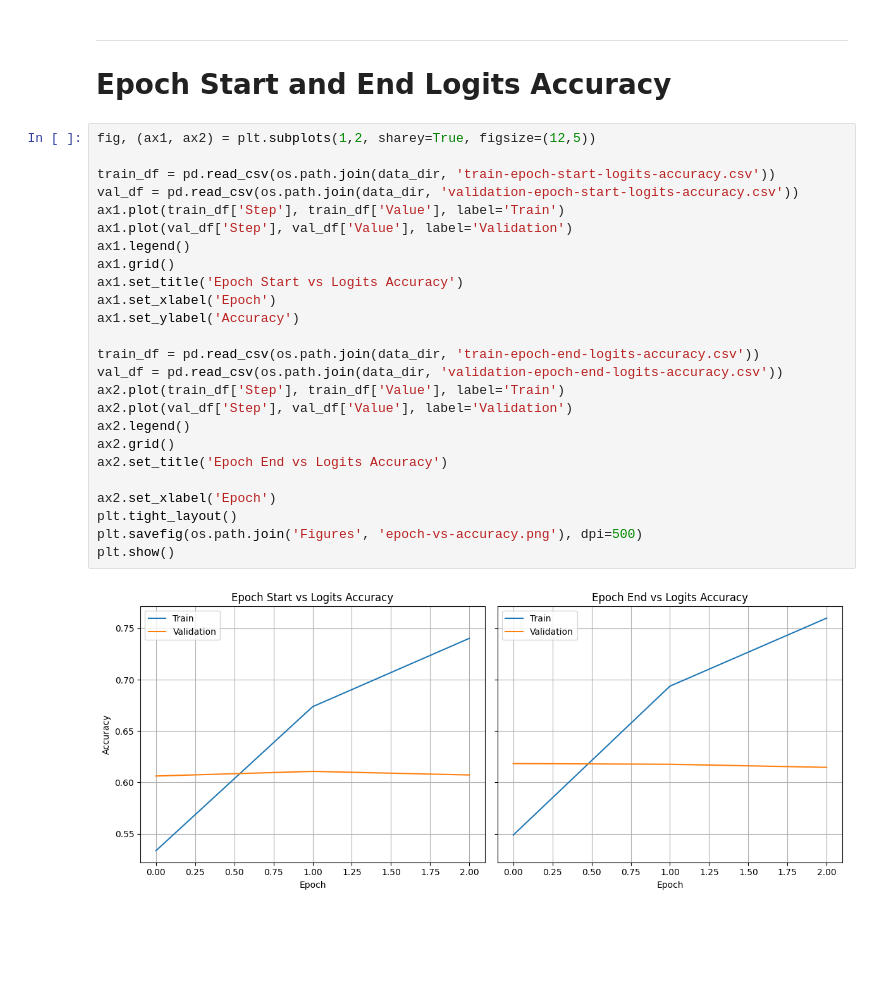
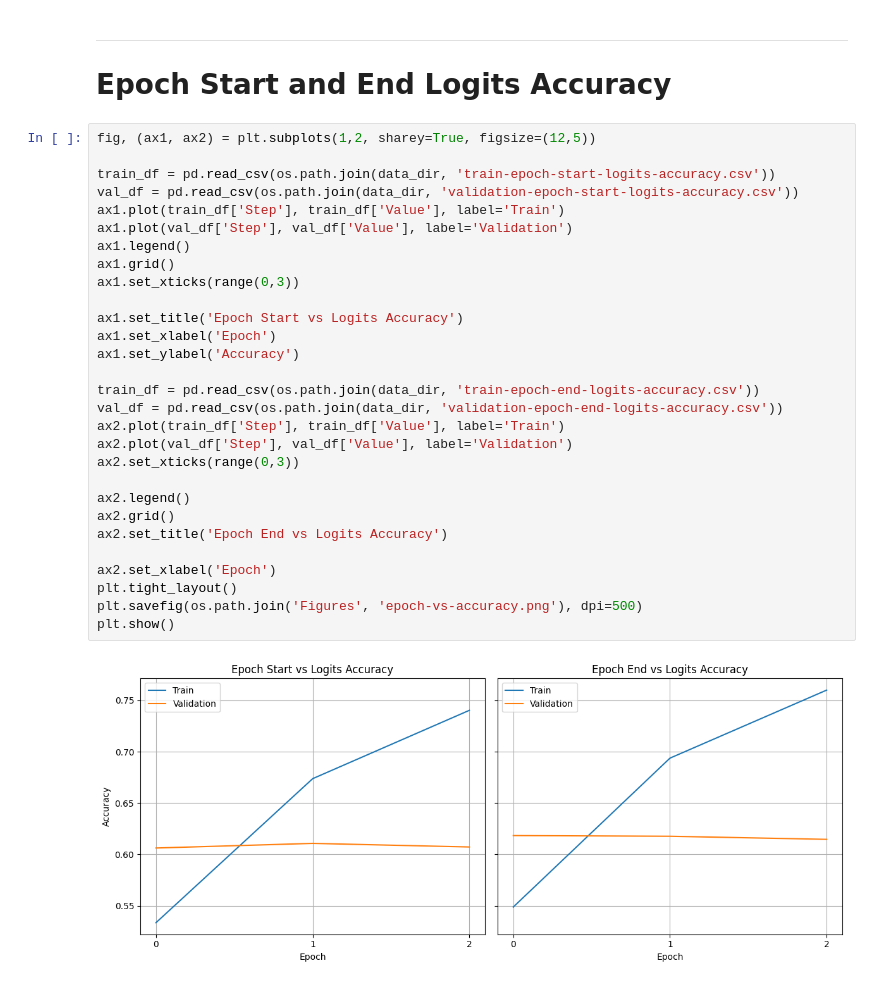
Before and after one commit to hunterprice04/cosc524-projects, a Jupyter notebook: project2/plots.ipynb, the cells around one changed output. Cells and saved outputs as stored; diff of their text form; blank space fills up the shorter version.

Commit message:
pushed training plots"

```diff
--- a/project2/plots.ipynb
+++ b/project2/plots.ipynb
@@ -56,27 +56,31 @@ plt.plot()
 # %%
 fig, (ax1, ax2) = plt.subplots(1,2, sharey=True, figsize=(12,5))
 
 train_df = pd.read_csv(os.path.join(data_dir, 'train-epoch-start-logits-accuracy.csv'))
 val_df = pd.read_csv(os.path.join(data_dir, 'validation-epoch-start-logits-accuracy.csv'))
 ax1.plot(train_df['Step'], train_df['Value'], label='Train')
 ax1.plot(val_df['Step'], val_df['Value'], label='Validation')
 ax1.legend()
 ax1.grid()
+ax1.set_xticks(range(0,3))
+
 ax1.set_title('Epoch Start vs Logits Accuracy')
 ax1.set_xlabel('Epoch')
 ax1.set_ylabel('Accuracy')
 
 train_df = pd.read_csv(os.path.join(data_dir, 'train-epoch-end-logits-accuracy.csv'))
 val_df = pd.read_csv(os.path.join(data_dir, 'validation-epoch-end-logits-accuracy.csv'))
 ax2.plot(train_df['Step'], train_df['Value'], label='Train')
 ax2.plot(val_df['Step'], val_df['Value'], label='Validation')
+ax2.set_xticks(range(0,3))
+
 ax2.legend()
 ax2.grid()
 ax2.set_title('Epoch End vs Logits Accuracy')
 
 ax2.set_xlabel('Epoch')
 plt.tight_layout()
 plt.savefig(os.path.join('Figures', 'epoch-vs-accuracy.png'), dpi=500)
 plt.show()
 # %% [output]
-[figure, old version]
+[figure, new version]
```
Also changed, not shown: parts of 1 cell of this notebook, 2 other files.
